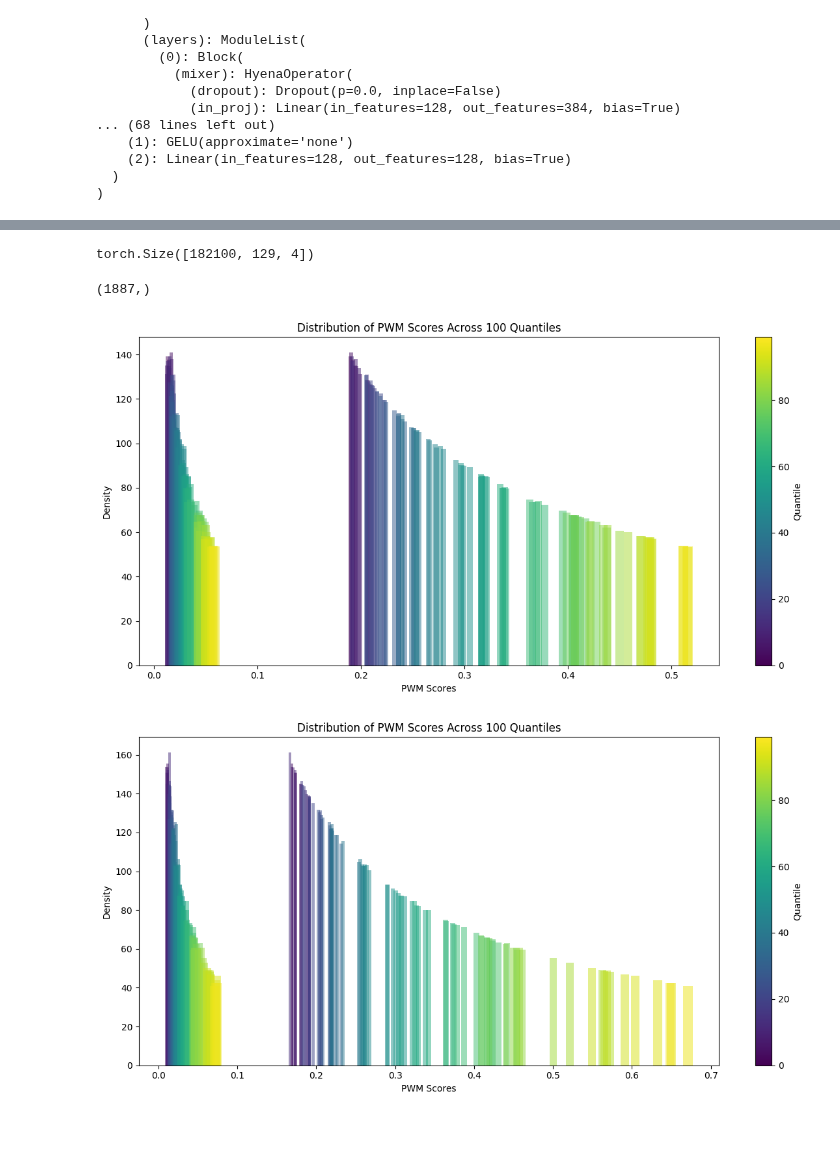
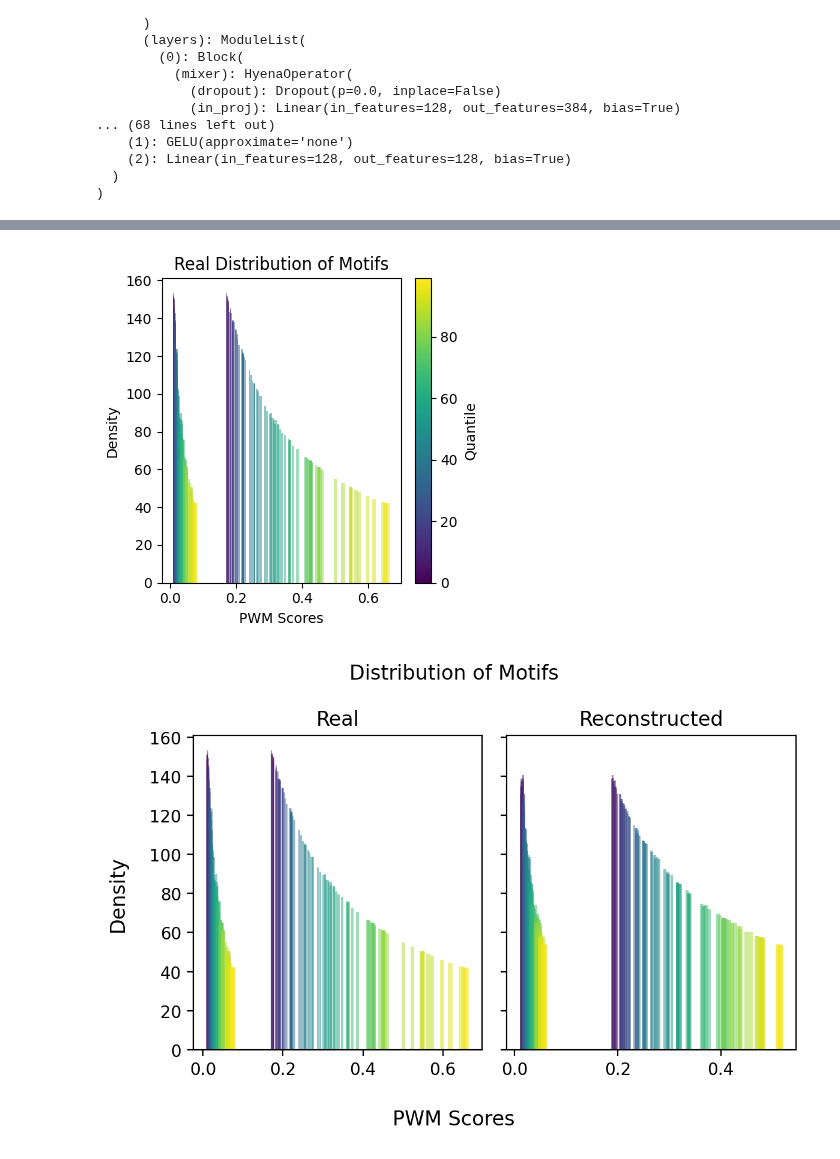
Before and after one commit to njwfish/DistributionEmbeddings, a Jupyter notebook: notebooks/gpra.ipynb, the cells around one changed output, grey strips where cells are left out. Saved outputs shown, nothing was run; the diff lists cells and outputs as text; code cells hidden in the pictures; blank space fills up the shorter version.

```diff
--- a/notebooks/gpra.ipynb
+++ b/notebooks/gpra.ipynb
@@ -238,83 +345,88 @@ rec = torch.from_numpy(rec)
 # %%
-rec_oh = tokenized_to_onehot(rec.reshape(-1, 129).cpu()).reshape(rec.shape[0], -1, 5).reshape(rec.shape[0], -1, 129, 5)
+rec_oh = tokenized_to_onehot(rec.reshape(-1, 129).cpu()).reshape(rec.shape[0], -1, 129, 5)
-# %%
-oh_seqs[92].shape
-# %% [output]
-torch.Size([182100, 129, 4])
 # %%
 from tqdm import tqdm
-rec_scores = {}
+ori_scores = {}
 for k in tqdm(range(2, 98)):
     batch_scores, valid = torch_batch_scan(oh_seqs[k][:10000].float(), pwm_arr) #.mean(axis=0).mean(axis=0).numpy()
     batch_scores[~valid] = 0.0
     batch_scores = batch_scores.numpy()
-    rec_scores[k] = (batch_scores >= 5.0).sum(axis=1).mean(axis=0)
+    break
+    ori_scores[k] = (batch_scores >= 5.0).sum(axis=1).mean(axis=0)
 # %%
 from tqdm import tqdm
-ori_scores = {}
+rec_scores = {}
 for k in tqdm(range(2, 98)):
-    batch_scores, valid = torch_batch_scan(rec_oh[k-2].float(), pwm_arr) #.mean(axis=0).mean(axis=0).numpy()
+    batch_scores, valid = torch_batch_scan(rec_oh[k-2][..., :4].float(), pwm_arr) #.mean(axis=0).mean(axis=0).numpy()
     batch_scores[~valid] = 0.0
     batch_scores = batch_scores.numpy()
     rec_scores[k] = (batch_scores >= 5.0).sum(axis=1).mean(axis=0)
-# %%
-ori_scores = rec_scores
-# %%
-ori_scores[90].shape
-# %% [output]
-(1887,)
 # %%
 import matplotlib.pyplot as plt
 import numpy as np
 
 # Create figure
-fig = plt.figure(figsize=(12, 6))
+fig = plt.figure(figsize=(4, 4))
 ax = fig.add_subplot(111)  # Add axes explicitly
 
 # Get colormap for 100 quantiles
 cmap = plt.cm.viridis
 norm = plt.Normalize(vmin=0, vmax=99)  # 100 quantiles from 0-99
 
 # Plot histogram for each quantile with alpha based on quantile number
 for k in sorted(ori_scores.keys()):
     color = cmap(norm(k))
     ax.hist(ori_scores[k][ori_scores[k] > 0.0], bins=50, alpha=0.5,
             color=color, density=True, label=None)
 
 ax.set_xlabel('PWM Scores')
 ax.set_ylabel('Density')
-ax.set_title('Distribution of PWM Scores Across 100 Quantiles')
+ax.set_title('Real Distribution of Motifs')
 
 # Add colorbar - this is the fixed part
 sm = plt.cm.ScalarMappable(cmap=cmap, norm=norm)
 sm.set_array([])  # This line fixes the error
 plt.colorbar(sm, ax=ax, label='Quantile')  # Provide the ax parameter
 
 plt.tight_layout()
 plt.show()
 # %% [output]
-[figure, old version]
+[figure, new version]
 # %%
 import matplotlib.pyplot as plt
 import numpy as np
 
 # Create figure
-fig = plt.figure(figsize=(12, 6))
-ax = fig.add_subplot(111)  # Add axes explicitly
+# shared y axis
+fig = plt.figure(figsize=(6, 4), dpi=200)
+axs = fig.subplots(1, 2, sharey=True)
 
 # Get colormap for 100 quantiles
 cmap = plt.cm.viridis
-norm = plt.Normalize(vmin=0, vmax=99)  # 100 quantiles from 0-99
+norm = plt.Normalize(vmin=2, vmax=98)  # 100 quantiles from 0-99
 
 # Plot histogram for each quantile with alpha based on quantile number
 for k in sorted(rec_scores.keys()):
     color = cmap(norm(k))
-    ax.hist(rec_scores[k][rec_scores[k] > 0.0], bins=50, alpha=0.5,
+    axs[1].hist(rec_scores[k][rec_scores[k] > 0.0], bins=50, alpha=0.5,
             color=color, density=True, label=None)
 
-ax.set_xlabel('PWM Scores')
-ax.set_ylabel('Density')
-ax.set_title('Distribution of PWM Scores Across 100 Quantiles')
+axs[1].set_title('Reconstructed')
+
+# Plot histogram for each quantile with alpha based on quantile number
+for k in sorted(ori_scores.keys()):
+    color = cmap(norm(k))
+    axs[0].hist(ori_scores[k][ori_scores[k] > 0.0], bins=50, alpha=0.5,
+            color=color, density=True, label=None)
+
+axs[0].set_title('Real')
+
+fig.suptitle('Distribution of Motifs')
+
+# set shared y label
+fig.supylabel('Density')
+# set shared x label on fig
+fig.supxlabel('PWM Scores')
 
 # Add colorbar - this is the fixed part
 sm = plt.cm.ScalarMappable(cmap=cmap, norm=norm)
@@ -324,4 +436,4 @@ plt.colorbar(sm, ax=ax, label='Quantile')  # Provide the ax parameter
 plt.tight_layout()
 plt.show()
 # %% [output]
-[figure, old version]
+[figure, new version]
```
Also changed, not shown: parts of 9 cells of this notebook, 9 other files.
